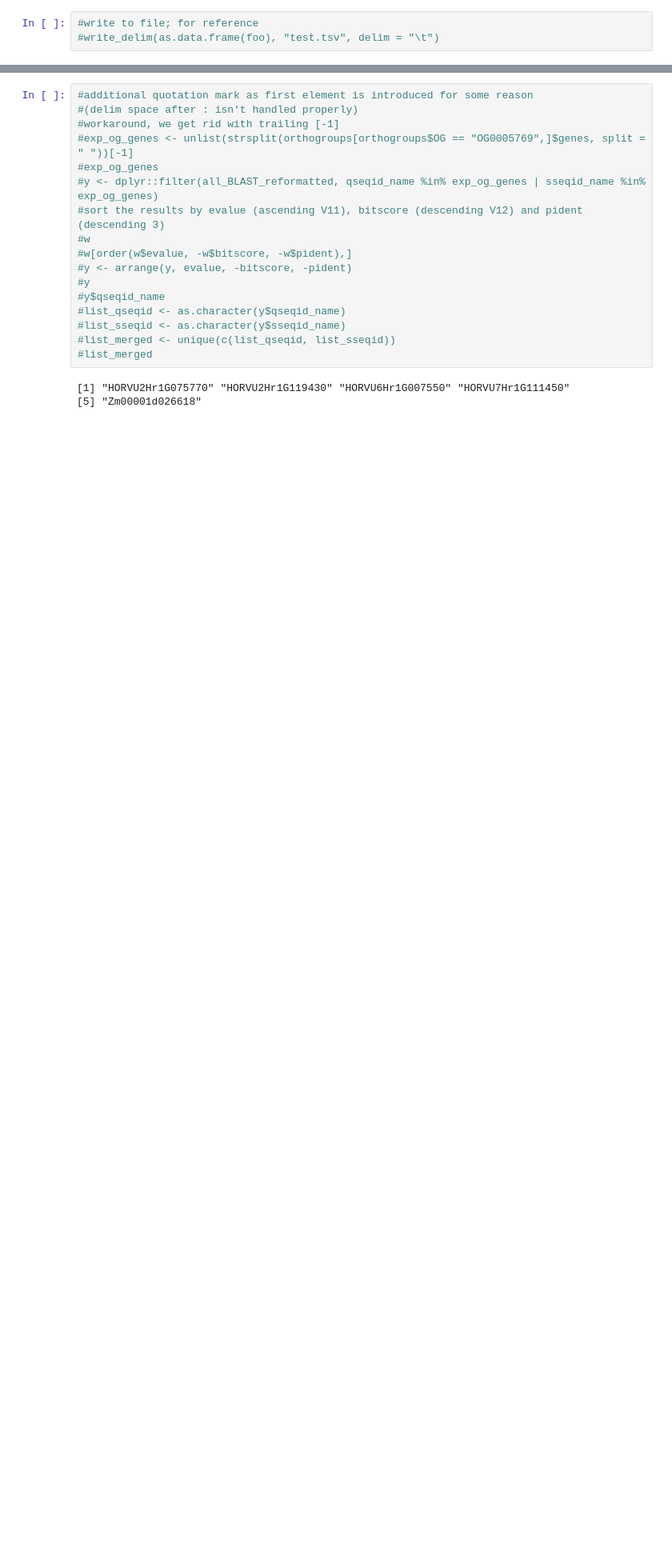
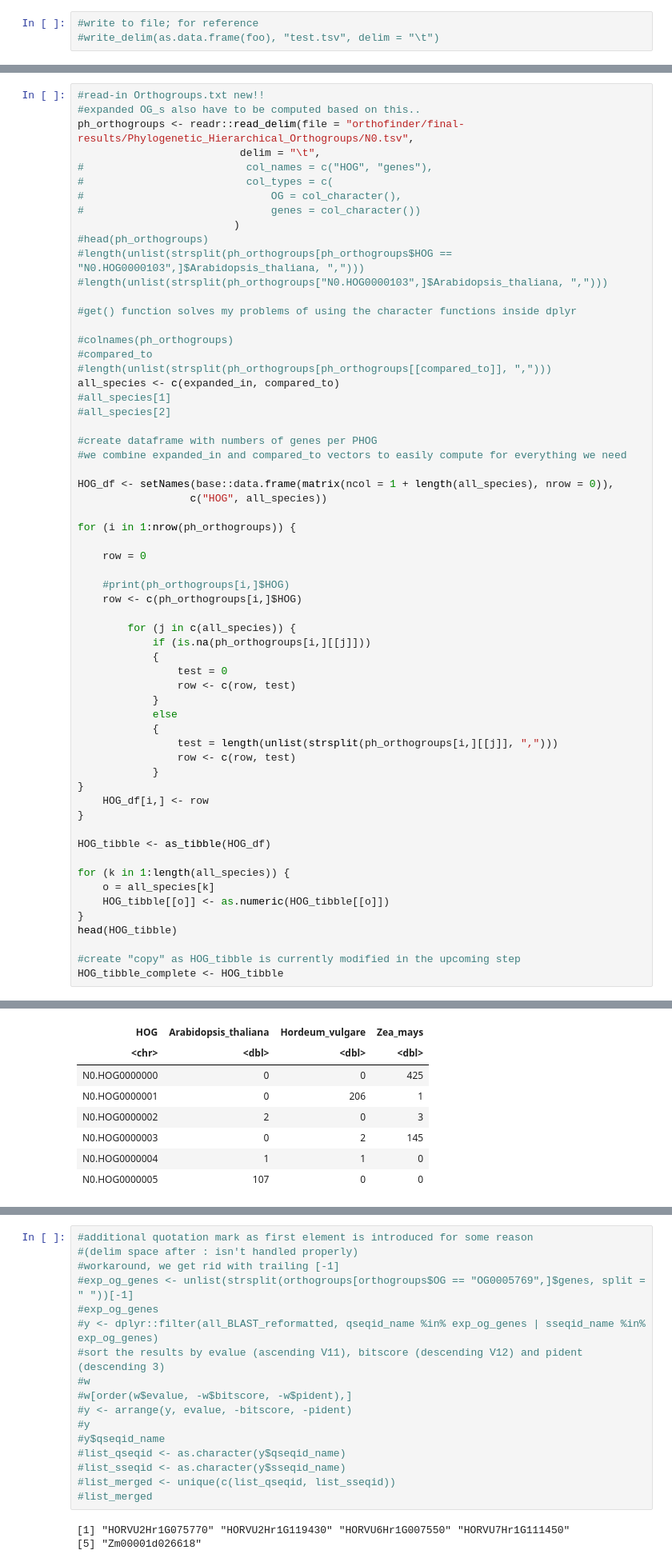
Before and after one commit to tgstoecker/A2TEA.Workflow, a Jupyter notebook: R_expansion.ipynb, the cells around one changed output, grey strips where cells are left out. Shown at 80% size. Saved outputs shown, nothing was run; the diff lists cells and outputs as text; blank space fills up the shorter version.

```diff
--- a/R_expansion.ipynb
+++ b/R_expansion.ipynb
@@ -224,3 +202,65 @@ orthogroups <- readr::read_delim(file = "orthofinder/final-results/Orthogroups/O
                               OG = col_character(),
                               genes = col_character())
                          )
+# %%
+#read-in Orthogroups.txt new!!
+#expanded OG_s also have to be computed based on this..
+ph_orthogroups <- readr::read_delim(file = "orthofinder/final-results/Phylogenetic_Hierarchical_Orthogroups/N0.tsv",
+                          delim = "\t",
+#                          col_names = c("HOG", "genes"),
+#                          col_types = c(
+#                              OG = col_character(),
+#                              genes = col_character())
+                         )
+#head(ph_orthogroups)
+#length(unlist(strsplit(ph_orthogroups[ph_orthogroups$HOG == "N0.HOG0000103",]$Arabidopsis_thaliana, ",")))
+#length(unlist(strsplit(ph_orthogroups["N0.HOG0000103",]$Arabidopsis_thaliana, ",")))
+
+#get() function solves my problems of using the character functions inside dplyr
+
+#colnames(ph_orthogroups)
+#compared_to
+#length(unlist(strsplit(ph_orthogroups[ph_orthogroups[[compared_to]], ",")))
+all_species <- c(expanded_in, compared_to)
+#all_species[1]
+#all_species[2]
+
+#create dataframe with numbers of genes per PHOG
+#we combine expanded_in and compared_to vectors to easily compute for everything we need
+
+HOG_df <- setNames(base::data.frame(matrix(ncol = 1 + length(all_species), nrow = 0)),
+                  c("HOG", all_species))
+
+for (i in 1:nrow(ph_orthogroups)) {
+
+    row = 0
+
+    #print(ph_orthogroups[i,]$HOG)
+    row <- c(ph_orthogroups[i,]$HOG)
+
+        for (j in c(all_species)) {
+            if (is.na(ph_orthogroups[i,][[j]]))
+            {
+                test = 0
+                row <- c(row, test)
+            }
+            else
+            {
+                test = length(unlist(strsplit(ph_orthogroups[i,][[j]], ",")))
+                row <- c(row, test)
+            }
+}
+    HOG_df[i,] <- row
+}
+
+HOG_tibble <- as_tibble(HOG_df)
+
+for (k in 1:length(all_species)) {
+    o = all_species[k]
+    HOG_tibble[[o]] <- as.numeric(HOG_tibble[[o]])
+}
+head(HOG_tibble)
+
+#create "copy" as HOG_tibble is currently modified in the upcoming step
+HOG_tibble_complete <- HOG_tibble
+# %% [output]
@@ -226,0 +277,8 @@ orthogroups <- readr::read_delim(file = "orthofinder/final-results/Orthogroups/O
+| HOG | Arabidopsis_thaliana | Hordeum_vulgare | Zea_mays |
+| <chr> | <dbl> | <dbl> | <dbl> |
+| N0.HOG0000000 | 0 | 0 | 425 |
+| N0.HOG0000001 | 0 | 206 | 1 |
+| N0.HOG0000002 | 2 | 0 | 3 |
+| N0.HOG0000003 | 0 | 2 | 145 |
+| N0.HOG0000004 | 1 | 1 | 0 |
+| N0.HOG0000005 | 107 | 0 | 0 |
```
Also changed, not shown: parts of 17 cells of this notebook, 3 other files.
